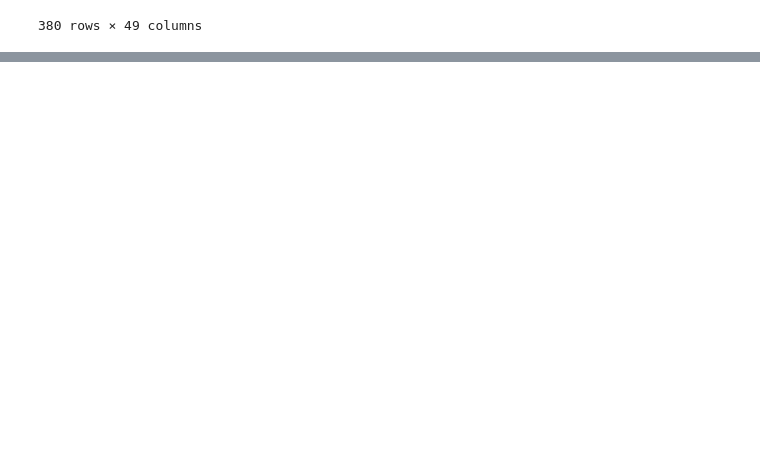
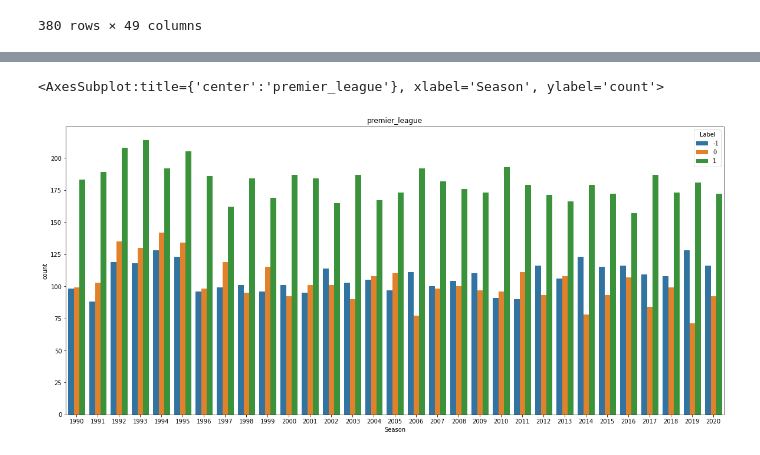
Before and after one commit to armanh3k/Football-Outcome-Predictions, a Jupyter notebook: feature_engineering.ipynb, the cells around one changed output, grey strips where cells are left out. Cells and saved outputs as stored; diff of their text form; code cells hidden in the pictures; blank space fills up the shorter version.

Commit message:
Data visualisation of premier league table

```diff
--- a/feature_engineering.ipynb
+++ b/feature_engineering.ipynb
@@ -763,0 +746,12 @@ ll
+# %%
+league = 'premier_league'
+
+full_results_table = pd.DataFrame()
+
+for year in range(1990, 2021):
+    results_table = pd.read_csv(f"Football-Dataset/{league}/Results_{year}_{league}.csv")
+    results_table = win_loss_draw(results_table)
+
+    full_results_table =pd.concat([full_results_table, results_table])
+
+full_results_table
@@ -763,0 +772,11 @@ ll
+# %%
+import seaborn as sns
+import matplotlib.pyplot as plt
+
+plt.figure(figsize=(20,9))
+plt.title(f"{league}")
+
+sns.countplot(x='Season', data=full_results_table, hue='Label')
+# %% [output]
+<AxesSubplot:title={'center':'premier_league'}, xlabel='Season', ylabel='count'>
+[figure, added]
```
Also changed, not shown: parts of 6 cells of this notebook.
